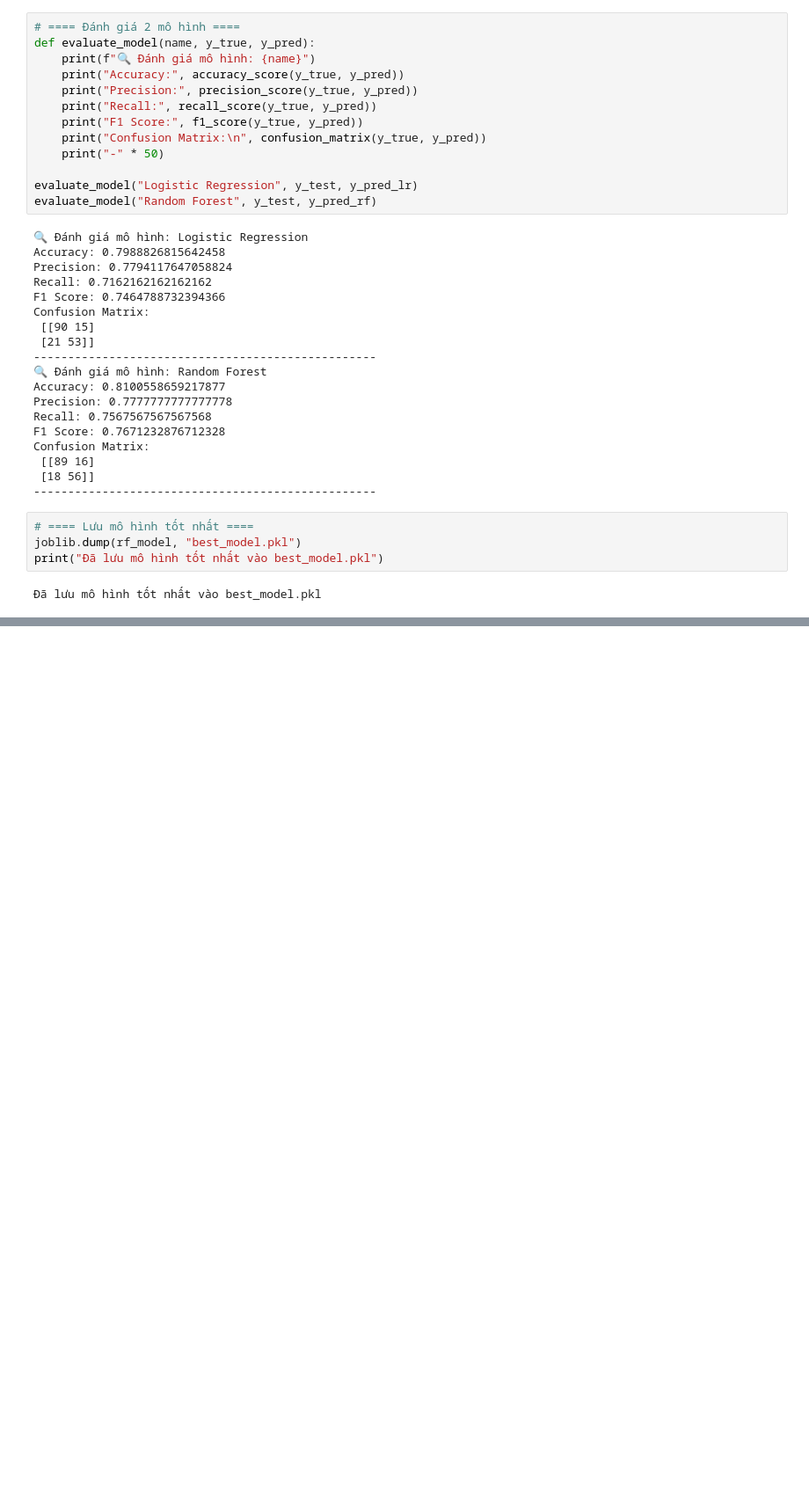
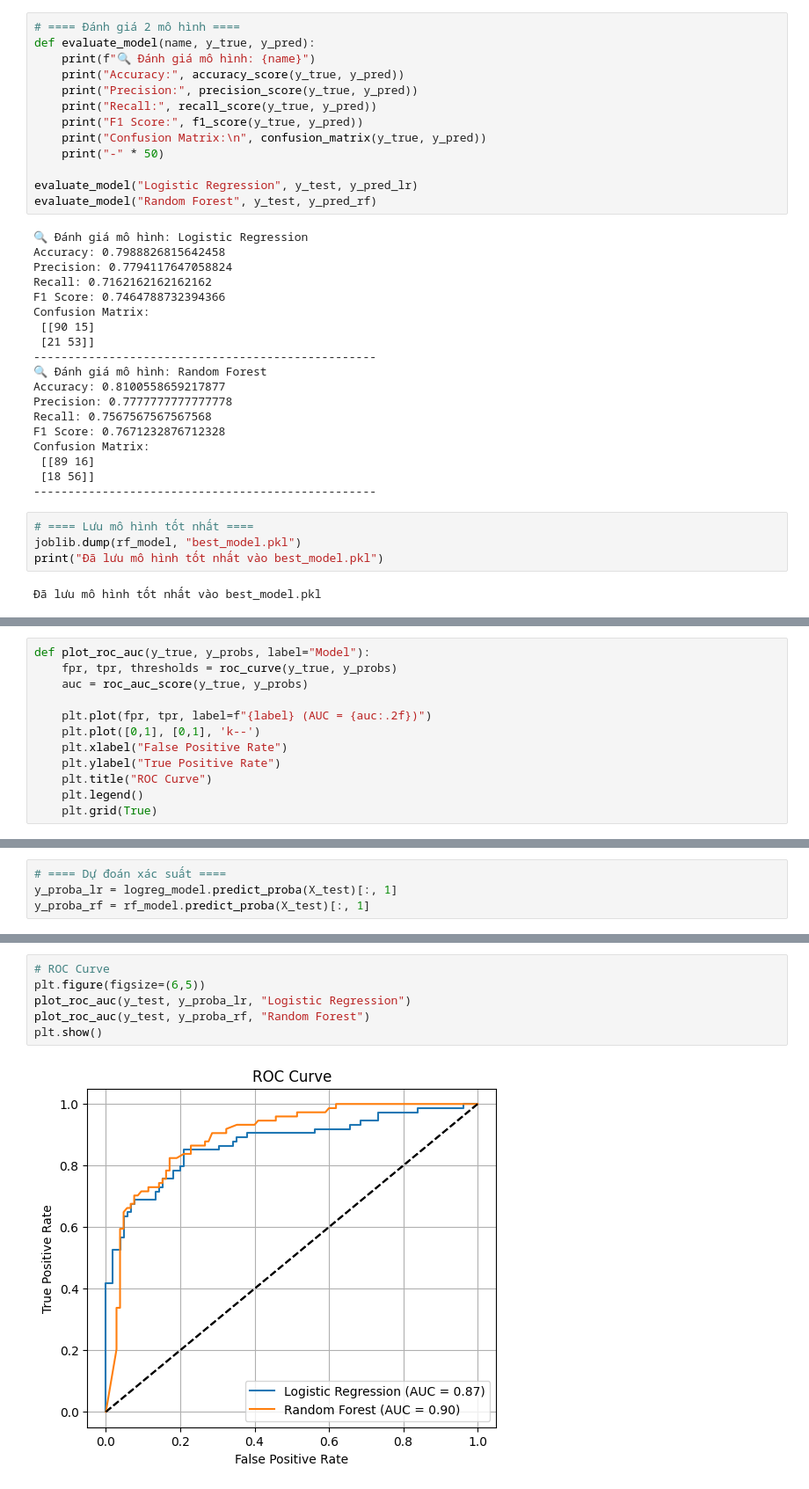
Before and after one commit to thanhvietnguyen/Titanic-ML-project, a Jupyter notebook: src/training_evaluate.ipynb, the cells around one changed output, grey strips where cells are left out. Shown at 88% size. Drawn from its saved outputs; the diff is of its cells as text; blank space fills up the shorter version.

```diff
--- a/src/training_evaluate.ipynb
+++ b/src/training_evaluate.ipynb
@@ -102,0 +121,12 @@ print("Đã lưu mô hình tốt nhất vào best_model.pkl")
+# %%
+def plot_roc_auc(y_true, y_probs, label="Model"):
+    fpr, tpr, thresholds = roc_curve(y_true, y_probs)
+    auc = roc_auc_score(y_true, y_probs)
+
+    plt.plot(fpr, tpr, label=f"{label} (AUC = {auc:.2f})")
+    plt.plot([0,1], [0,1], 'k--')
+    plt.xlabel("False Positive Rate")
+    plt.ylabel("True Positive Rate")
+    plt.title("ROC Curve")
+    plt.legend()
+    plt.grid(True)
@@ -102,0 +142,4 @@ print("Đã lưu mô hình tốt nhất vào best_model.pkl")
+# %%
+# ==== Dự đoán xác suất ====
+y_proba_lr = logreg_model.predict_proba(X_test)[:, 1]
+y_proba_rf = rf_model.predict_proba(X_test)[:, 1]
@@ -102,0 +154,8 @@ print("Đã lưu mô hình tốt nhất vào best_model.pkl")
+# %%
+# ROC Curve
+plt.figure(figsize=(6,5))
+plot_roc_auc(y_test, y_proba_lr, "Logistic Regression")
+plot_roc_auc(y_test, y_proba_rf, "Random Forest")
+plt.show()
+# %% [output]
+[figure, added]
```
Also changed, not shown: parts of 6 cells of this notebook.
